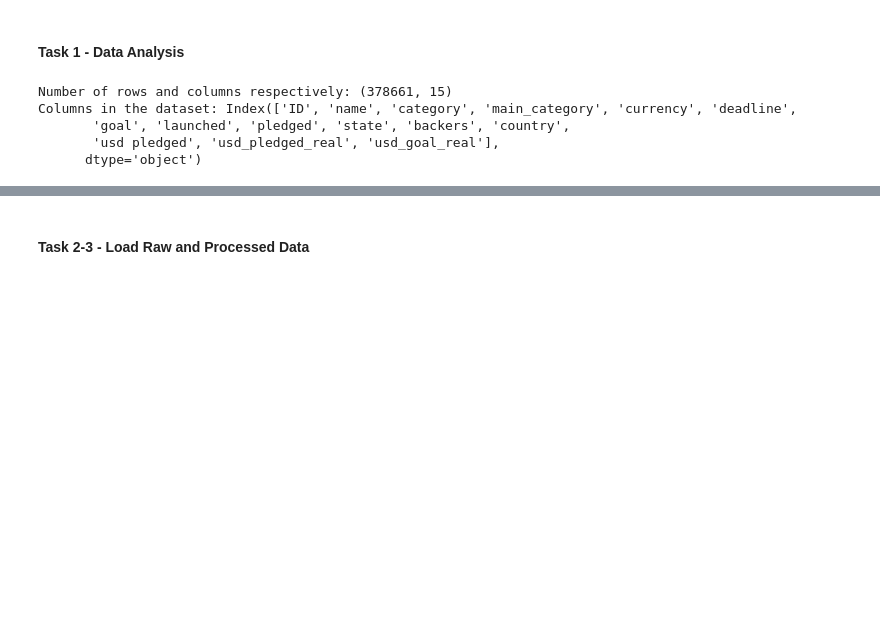
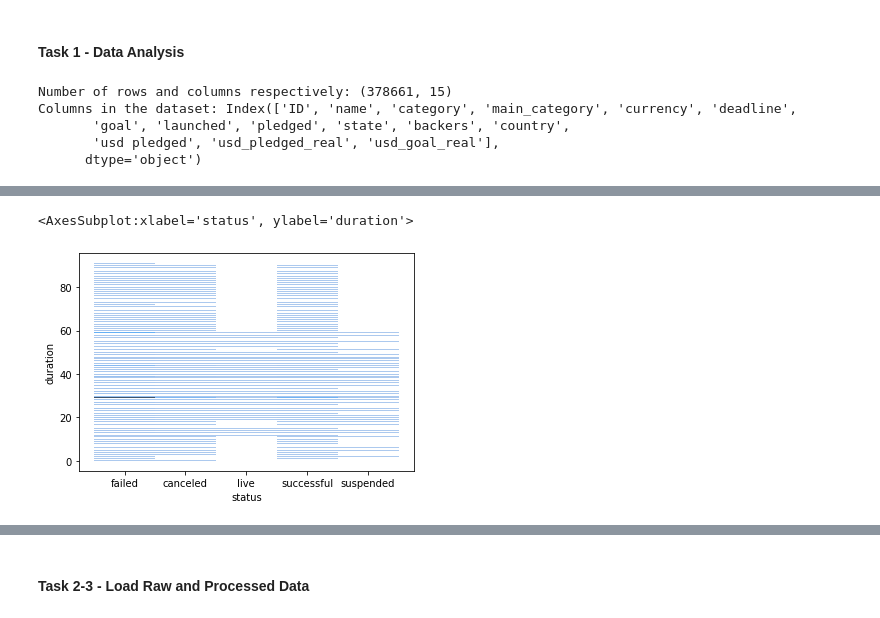
Before and after one commit to data301-2021-winter1/project-group07-project, a Jupyter notebook: notebooks/analysis2.ipynb, the cells around one changed output, grey strips where cells are left out. Drawn from its saved outputs; the diff is of its cells as text; code cells hidden in the pictures; blank space fills up the shorter version.

```diff
--- a/notebooks/analysis2.ipynb
+++ b/notebooks/analysis2.ipynb
@@ -67,0 +130,5 @@ dataset.describe(include='object').T
+# %%
+sns.histplot(data=dataset5, x='status', y='duration')
+# %% [output]
+<AxesSubplot:xlabel='status', ylabel='duration'>
+[figure, added]
```
Also changed, not shown: parts of 14 cells of this notebook, 1 other file.
